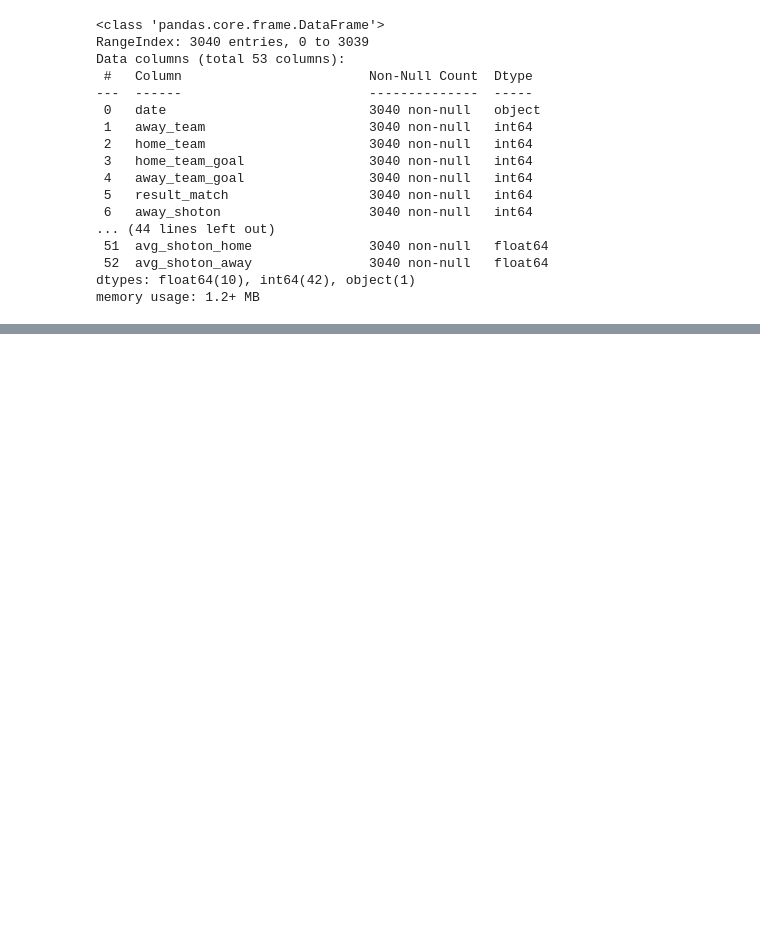
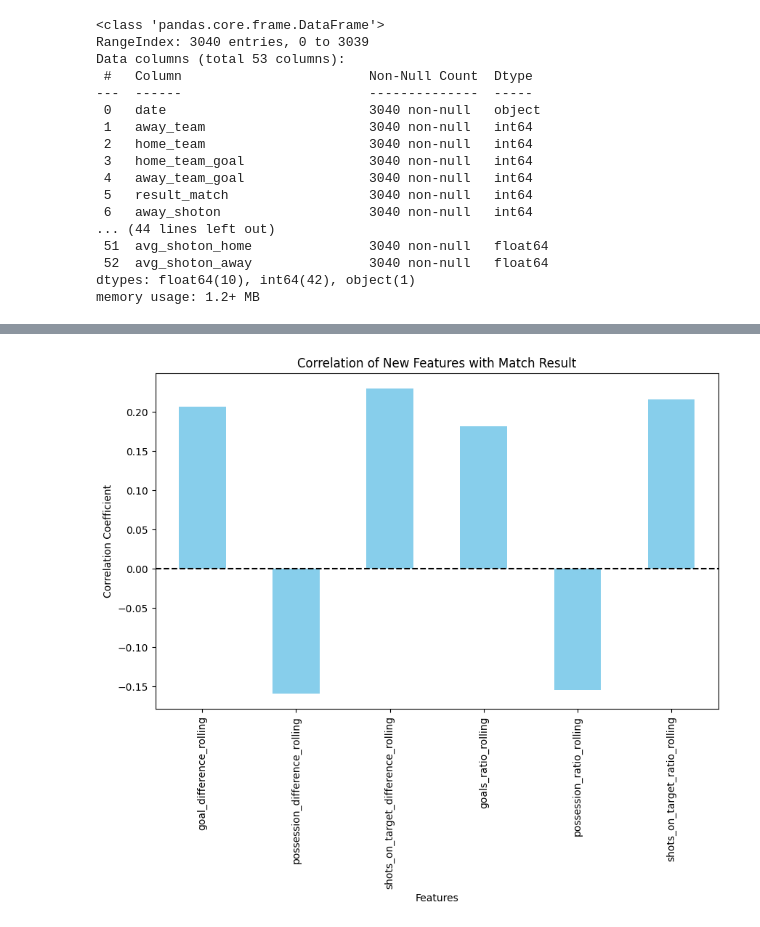
Before and after one commit to kamil0920/aws_football, a Jupyter notebook: pipelines/feature_engnering.ipynb, the cells around one changed output, grey strips where cells are left out. Cells and saved outputs as stored; diff of their text form; code cells hidden in the pictures; blank space fills up the shorter version.

```diff
--- a/pipelines/feature_engnering.ipynb
+++ b/pipelines/feature_engnering.ipynb
@@ -245,2 +162,37 @@ df_with_rolling.shape
 # %%
 df = df_with_rolling.copy()
+# %%
+# Assuming 'df' is your original DataFrame
+
+# Creating difference features
+df['goal_difference_rolling'] = df['home_goals_rolling'] - df['away_goals_rolling']
+df['possession_difference_rolling'] = df['home_possession_rolling'] - df['away_possession_rolling']
+df['shots_on_target_difference_rolling'] = df['home_shots_on_rolling'] - df['away_shots_on_rolling']
+
+# Creating ratio features (adding 1 to the denominator to avoid division by zero)
+df['goals_ratio_rolling'] = df['home_goals_rolling'] / (df['away_goals_rolling'] + 1)
+df['possession_ratio_rolling'] = df['home_possession_rolling'] / (df['away_possession_rolling'] + 1)
+df['shots_on_target_ratio_rolling'] = df['home_shots_on_rolling'] / (df['away_shots_on_rolling'] + 1)
+
+# Checking the correlation of the new features with the target variable
+correlations = df[['goal_difference_rolling', 'possession_difference_rolling',
+                   'shots_on_target_difference_rolling', 'goals_ratio_rolling',
+                   'possession_ratio_rolling', 'shots_on_target_ratio_rolling',
+                   'result_match']].corr()
+
+# Focusing on the correlation with the target variable 'result_match'
+correlations_result_match = correlations['result_match']
+
+# Extracting the correlation values (excluding the last one as it is the correlation of 'result_match' with itself)
+correlation_values = correlations_result_match[:-1]
+
+# Creating a bar plot
+plt.figure(figsize=(10, 6))
+correlation_values.plot(kind='bar', color='skyblue')
+plt.title('Correlation of New Features with Match Result')
+plt.xlabel('Features')
+plt.ylabel('Correlation Coefficient')
+plt.axhline(y=0, color='k', linestyle='--')  # Adds a horizontal line at y=0 for reference
+plt.show()
+# %% [output]
+[figure, added]
```
Also changed, not shown: parts of 24 cells of this notebook, 2 other files.
